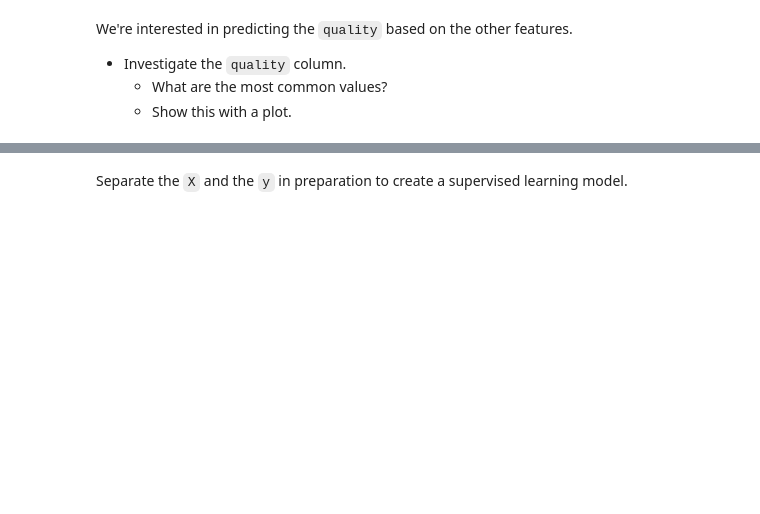
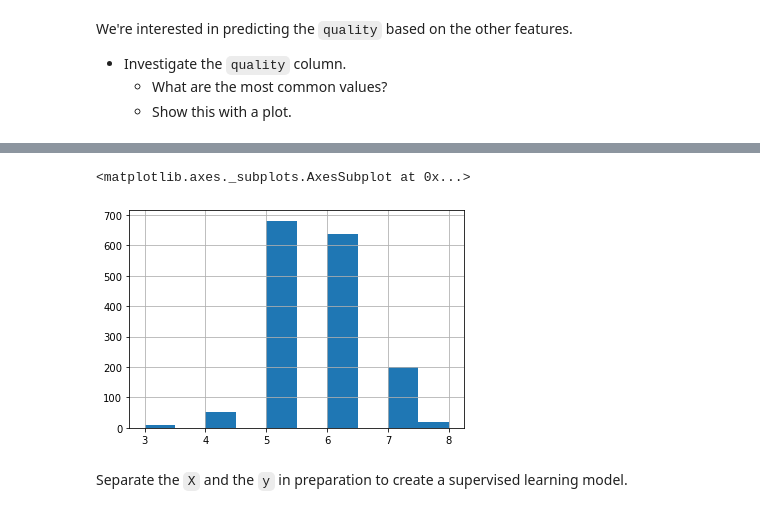
Before and after one commit to ssmcnatt/pair-work, a Jupyter notebook: week10/Day_53_Lecture_1_LLE_Assignment.ipynb, the cells around one changed output, grey strips where cells are left out. Saved outputs shown, nothing was run; the diff lists cells and outputs as text; code cells hidden in the pictures; blank space fills up the shorter version.

```diff
--- a/week10/Day_53_Lecture_1_LLE_Assignment.ipynb
+++ b/week10/Day_53_Lecture_1_LLE_Assignment.ipynb
@@ -57,6 +57,7 @@ Available at: [@Elsevier] http://dx.doi.org/10.1016/j.dss.2009.05.016
 # %%
 import numpy as np
 import pandas as pd
+import seaborn as sns
 import matplotlib.pyplot as plt
 from sklearn import manifold
 from sklearn.metrics import confusion_matrix
@@ -65,9 +66,10 @@ from sklearn.decomposition import PCA
 from sklearn.model_selection import train_test_split
 from sklearn.linear_model import LogisticRegression
 from sklearn.preprocessing import StandardScaler
+from sklearn.manifold import LocallyLinearEmbedding
 
 df = pd.read_csv(
-    "https://raw.githubusercontent.com/Thinkful-Ed/data-science-lectures/master/wineQualityReds.csv"
+    "../data/wineQualityReds.csv"
 )
 df.head()
 # %% [output]
@@ -94,5 +126,9 @@ We're interested in predicting the `quality` based on the other features.
 # %%
 # Plot for quality
+df['quality'].hist()
+# %% [output]
+<matplotlib.axes._subplots.AxesSubplot at 0x...>
+[figure, added]
 # %% [markdown]
 Separate the `X` and the `y` in preparation to create a supervised learning model.
 # %%
```
Also changed, not shown: parts of 24 cells of this notebook.
